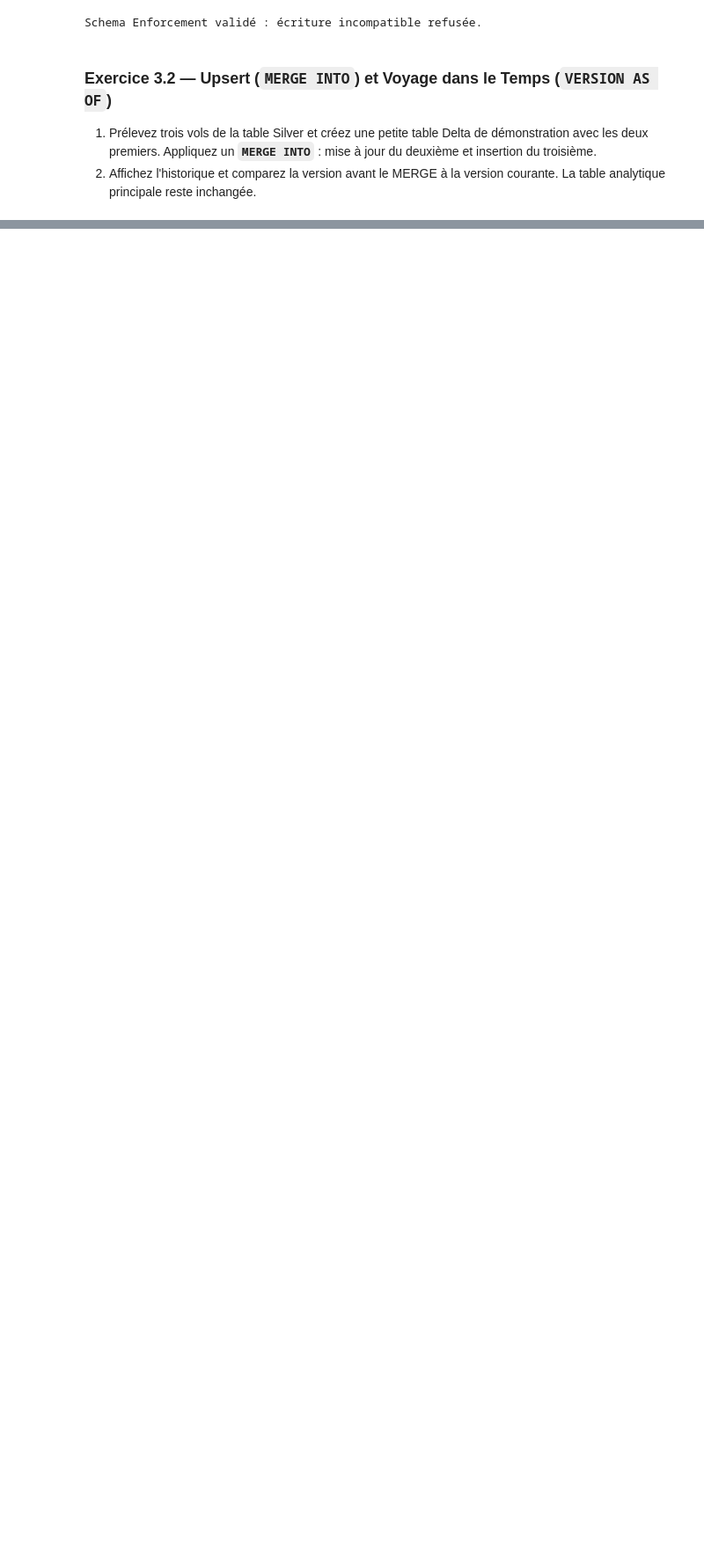
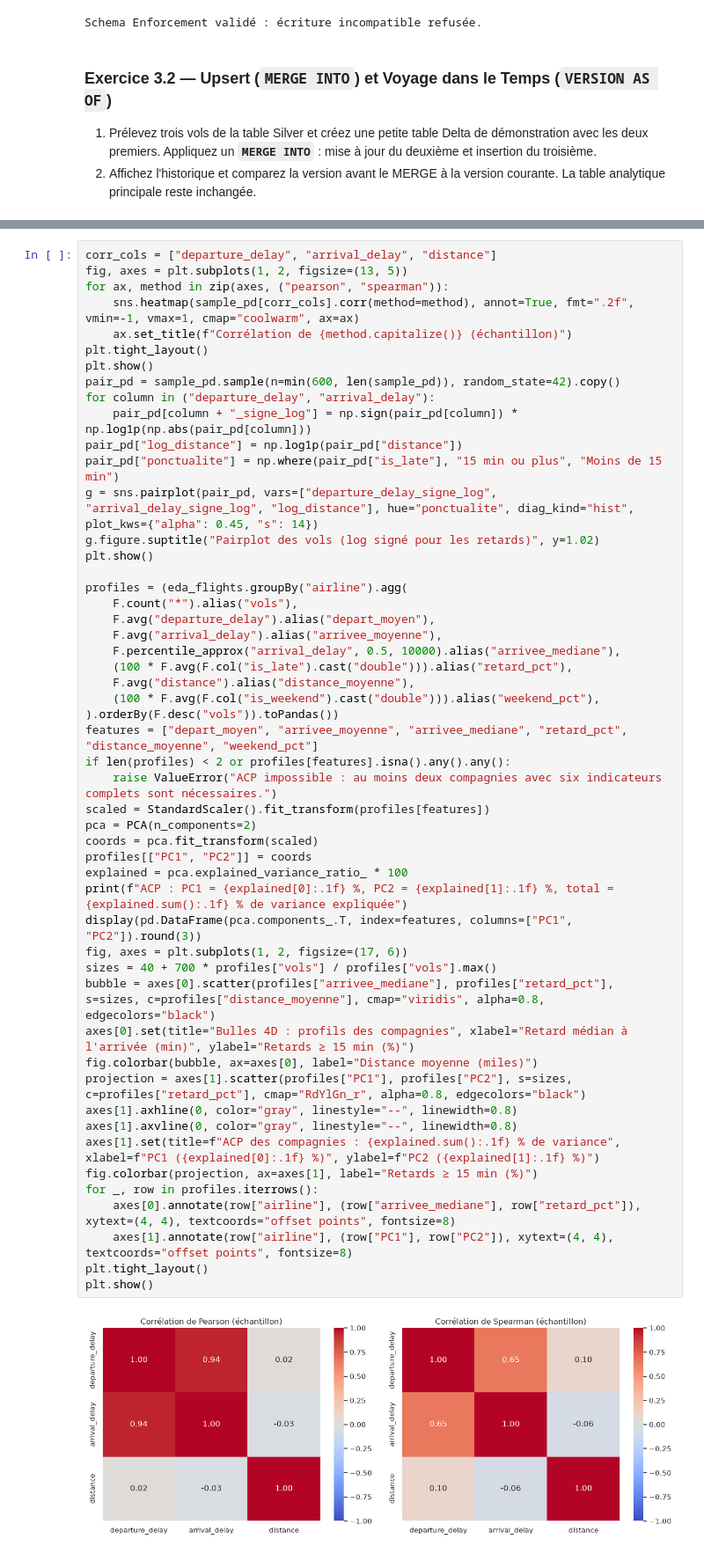
Before and after one commit to lilipix/airline-datas, a Jupyter notebook: notebooks/J2_Spark_Delta_Silver.ipynb, the cells around one changed output, grey strips where cells are left out. Shown at 88% size. Saved outputs shown, nothing was run; the diff lists cells and outputs as text; blank space fills up the shorter version.

```diff
--- a/notebooks/J2_Spark_Delta_Silver.ipynb
+++ b/notebooks/J2_Spark_Delta_Silver.ipynb
@@ -294,0 +502,53 @@ Time Travel : version 0 = 2 lignes ; version courante = 3 lignes (1 mise à jour
+# %%
+corr_cols = ["departure_delay", "arrival_delay", "distance"]
+fig, axes = plt.subplots(1, 2, figsize=(13, 5))
+for ax, method in zip(axes, ("pearson", "spearman")):
+    sns.heatmap(sample_pd[corr_cols].corr(method=method), annot=True, fmt=".2f", vmin=-1, vmax=1, cmap="coolwarm", ax=ax)
+    ax.set_title(f"Corrélation de {method.capitalize()} (échantillon)")
+plt.tight_layout()
+plt.show()
+pair_pd = sample_pd.sample(n=min(600, len(sample_pd)), random_state=42).copy()
+for column in ("departure_delay", "arrival_delay"):
+    pair_pd[column + "_signe_log"] = np.sign(pair_pd[column]) * np.log1p(np.abs(pair_pd[column]))
+pair_pd["log_distance"] = np.log1p(pair_pd["distance"])
+pair_pd["ponctualite"] = np.where(pair_pd["is_late"], "15 min ou plus", "Moins de 15 min")
+g = sns.pairplot(pair_pd, vars=["departure_delay_signe_log", "arrival_delay_signe_log", "log_distance"], hue="ponctualite", diag_kind="hist", plot_kws={"alpha": 0.45, "s": 14})
+g.figure.suptitle("Pairplot des vols (log signé pour les retards)", y=1.02)
+plt.show()
+
+profiles = (eda_flights.groupBy("airline").agg(
+    F.count("*").alias("vols"),
+    F.avg("departure_delay").alias("depart_moyen"),
+    F.avg("arrival_delay").alias("arrivee_moyenne"),
+    F.percentile_approx("arrival_delay", 0.5, 10000).alias("arrivee_mediane"),
+    (100 * F.avg(F.col("is_late").cast("double"))).alias("retard_pct"),
+    F.avg("distance").alias("distance_moyenne"),
+    (100 * F.avg(F.col("is_weekend").cast("double"))).alias("weekend_pct"),
+).orderBy(F.desc("vols")).toPandas())
+features = ["depart_moyen", "arrivee_moyenne", "arrivee_mediane", "retard_pct", "distance_moyenne", "weekend_pct"]
+if len(profiles) < 2 or profiles[features].isna().any().any():
+    raise ValueError("ACP impossible : au moins deux compagnies avec six indicateurs complets sont nécessaires.")
+scaled = StandardScaler().fit_transform(profiles[features])
+pca = PCA(n_components=2)
+coords = pca.fit_transform(scaled)
+profiles[["PC1", "PC2"]] = coords
+explained = pca.explained_variance_ratio_ * 100
+print(f"ACP : PC1 = {explained[0]:.1f} %, PC2 = {explained[1]:.1f} %, total = {explained.sum():.1f} % de variance expliquée")
+display(pd.DataFrame(pca.components_.T, index=features, columns=["PC1", "PC2"]).round(3))
+fig, axes = plt.subplots(1, 2, figsize=(17, 6))
+sizes = 40 + 700 * profiles["vols"] / profiles["vols"].max()
+bubble = axes[0].scatter(profiles["arrivee_mediane"], profiles["retard_pct"], s=sizes, c=profiles["distance_moyenne"], cmap="viridis", alpha=0.8, edgecolors="black")
+axes[0].set(title="Bulles 4D : profils des compagnies", xlabel="Retard médian à l'arrivée (min)", ylabel="Retards ≥ 15 min (%)")
+fig.colorbar(bubble, ax=axes[0], label="Distance moyenne (miles)")
+projection = axes[1].scatter(profiles["PC1"], profiles["PC2"], s=sizes, c=profiles["retard_pct"], cmap="RdYlGn_r", alpha=0.8, edgecolors="black")
+axes[1].axhline(0, color="gray", linestyle="--", linewidth=0.8)
+axes[1].axvline(0, color="gray", linestyle="--", linewidth=0.8)
+axes[1].set(title=f"ACP des compagnies : {explained.sum():.1f} % de variance", xlabel=f"PC1 ({explained[0]:.1f} %)", ylabel=f"PC2 ({explained[1]:.1f} %)")
+fig.colorbar(projection, ax=axes[1], label="Retards ≥ 15 min (%)")
+for _, row in profiles.iterrows():
+    axes[0].annotate(row["airline"], (row["arrivee_mediane"], row["retard_pct"]), xytext=(4, 4), textcoords="offset points", fontsize=8)
+    axes[1].annotate(row["airline"], (row["PC1"], row["PC2"]), xytext=(4, 4), textcoords="offset points", fontsize=8)
+plt.tight_layout()
+plt.show()
+# %% [output]
+[figure, added]
```
Also changed, not shown: parts of 14 cells of this notebook.
